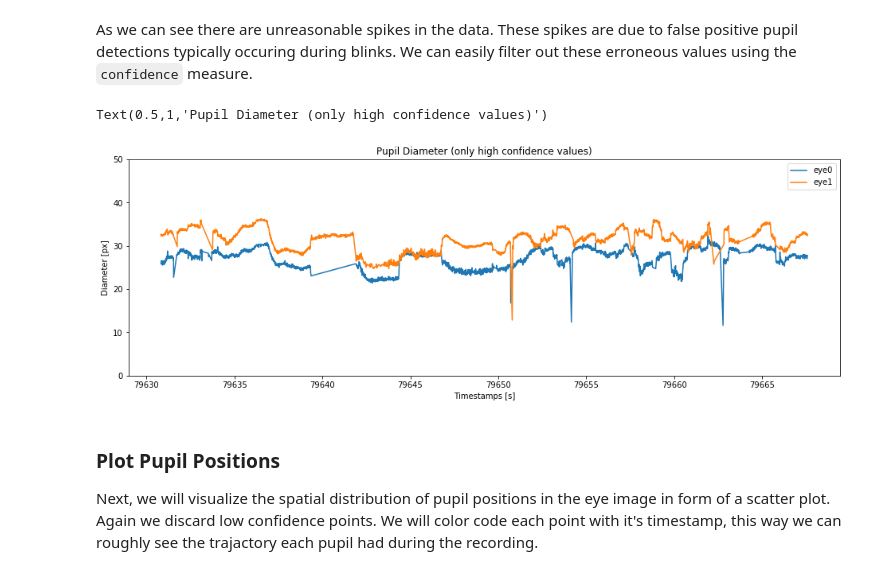
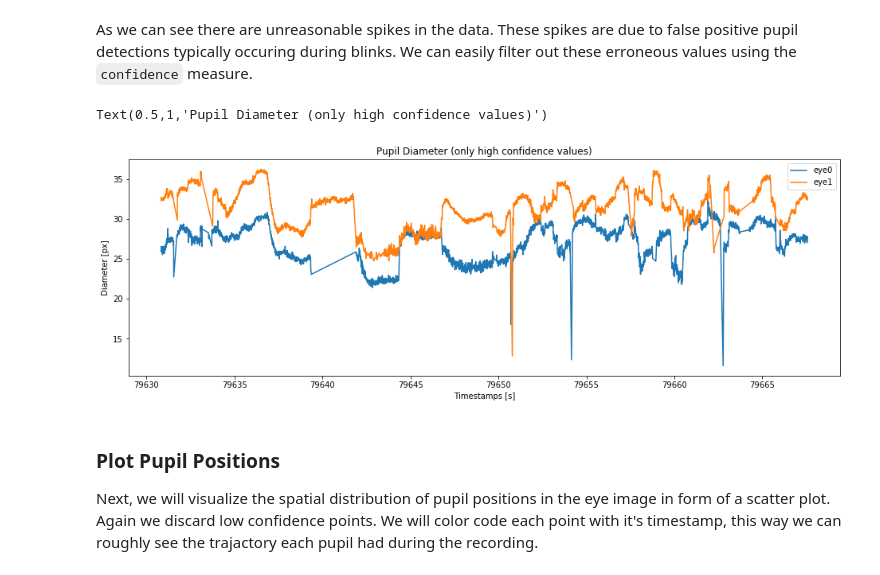
Before and after one commit to pupil-labs/pupil-tutorials, a Jupyter notebook: 01_load_exported_data_and_visualize_pupillometry.ipynb, the cells around one changed output. Saved outputs shown, nothing was run; the diff lists cells and outputs as text; code cells hidden in the pictures.

```diff
--- a/01_load_exported_data_and_visualize_pupillometry.ipynb
+++ b/01_load_exported_data_and_visualize_pupillometry.ipynb
@@ -137,18 +136,17 @@ As we can see there are unreasonable spikes in the data. These spikes are due to
 # %%
 eye0_high_conf = eye0_df['confidence'] > 0.95
 eye1_high_conf = eye1_df['confidence'] > 0.95
 
 plt.figure(figsize=(16, 5))
 plt.plot(eye0_df['timestamp'][eye0_high_conf], eye0_df['diameter'][eye0_high_conf])
 plt.plot(eye1_df['timestamp'][eye1_high_conf], eye1_df['diameter'][eye1_high_conf])
 plt.legend(['eye0', 'eye1'])
 plt.xlabel('Timestamps [s]')
 plt.ylabel('Diameter [px]')
-plt.ylim((0, 50))
 plt.title('Pupil Diameter (only high confidence values)')
 # %% [output]
 Text(0.5,1,'Pupil Diameter (only high confidence values)')
-[figure, old version]
+[figure, new version]
 # %% [markdown]
 ### Plot Pupil Positions
 Next, we will visualize the spatial distribution of pupil positions in the eye image in form of a scatter plot. Again we discard low confidence points. We will color code each point with it's timestamp, this way we can roughly see the trajactory each pupil had during the recording.
```
Also changed, not shown: parts of 2 cells of this notebook.
